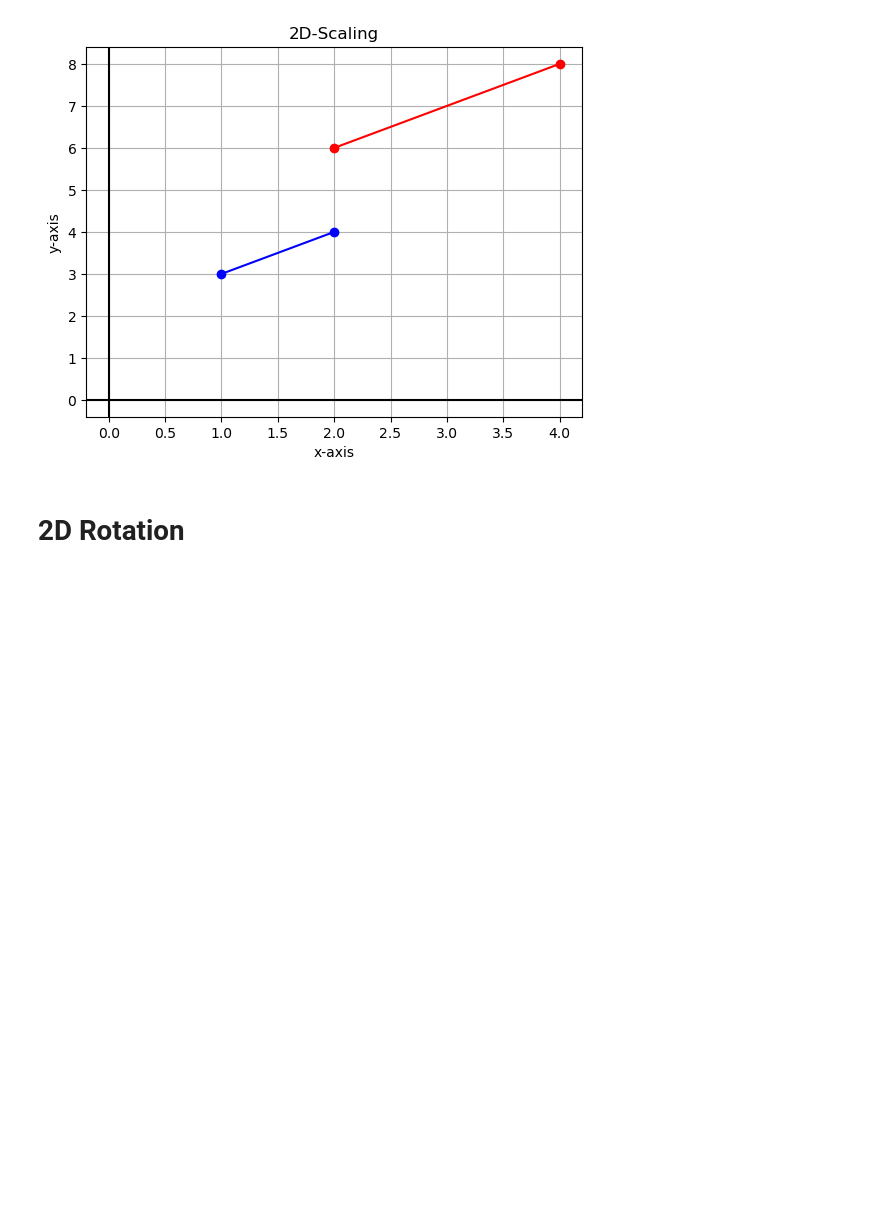
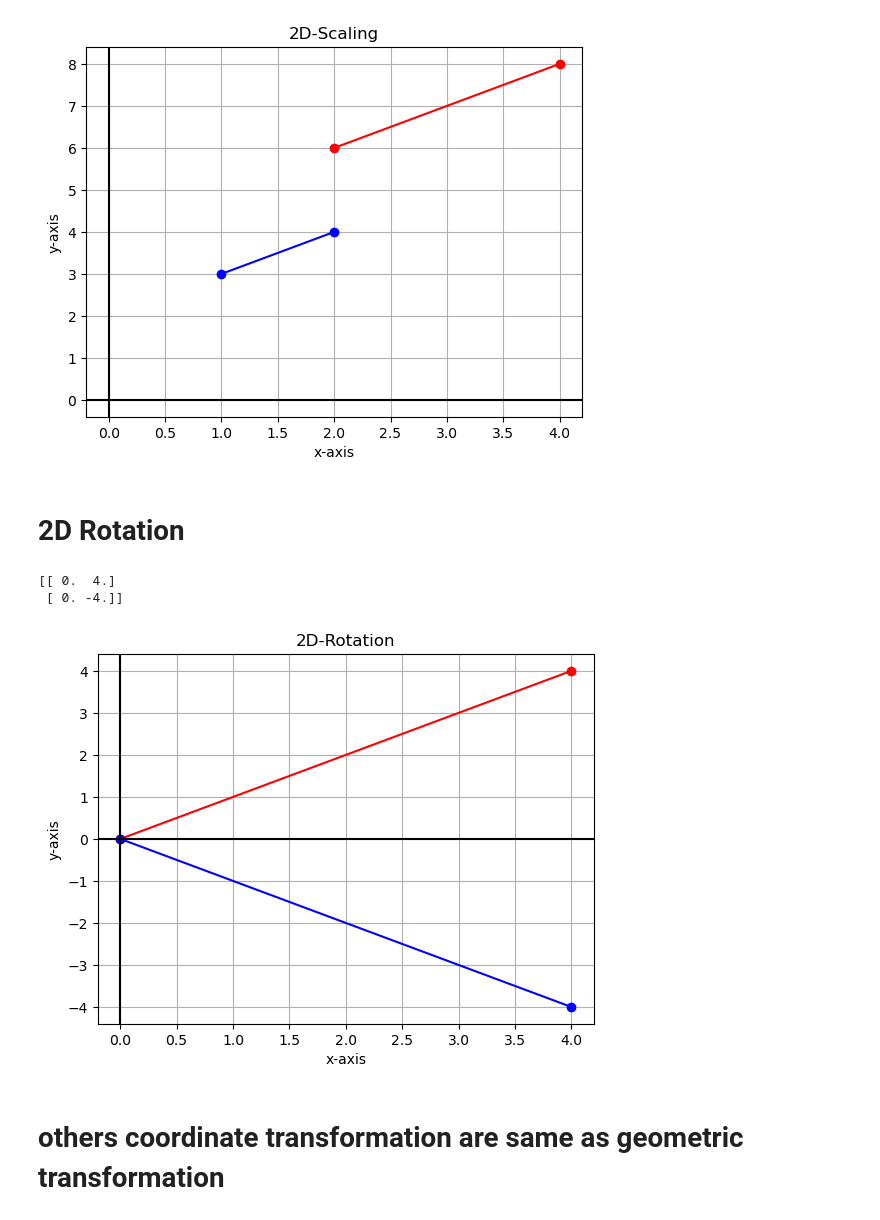
Before and after one commit to BijonDurjoy/CGI-Lab, a Jupyter notebook: CoordinateTransformation.ipynb, the cells around one changed output. Saved outputs shown, nothing was run; the diff lists cells and outputs as text; code cells hidden in the pictures; blank space fills up the shorter version.

```diff
--- a/CoordinateTransformation.ipynb
+++ b/CoordinateTransformation.ipynb
@@ -81,0 +82,12 @@ r = rotation(p)
+# %%
+print(r)
+# %% [output]
+[[ 0.  4.]
+ [ 0. -4.]]
+# %%
+
+plot_func(p, r, "2D-Rotation")
+# %% [output]
+[figure, added]
+# %% [markdown]
+# others coordinate transformation are same as geometric transformation
```
Also changed, not shown: parts of 2 cells of this notebook, 1 other file.
